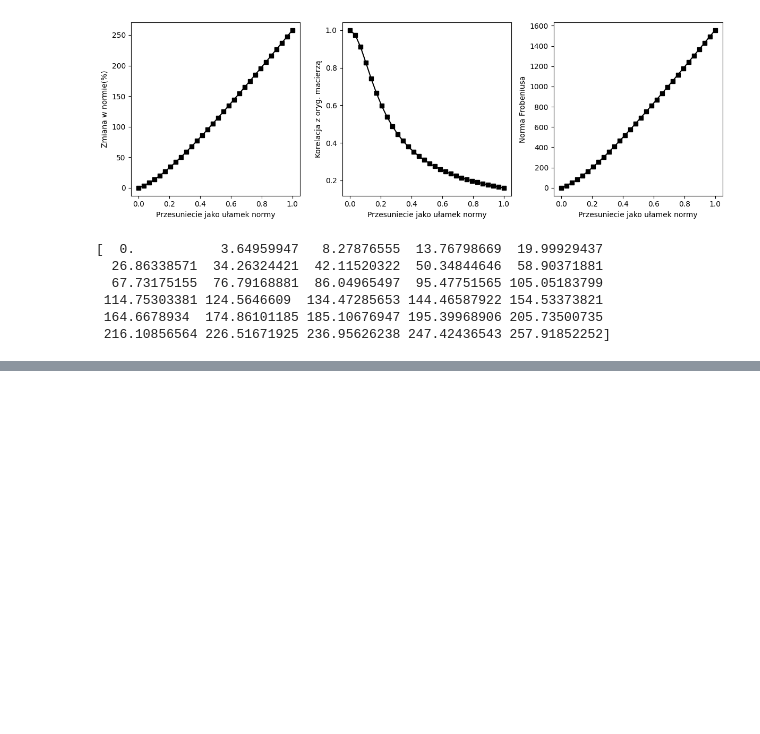
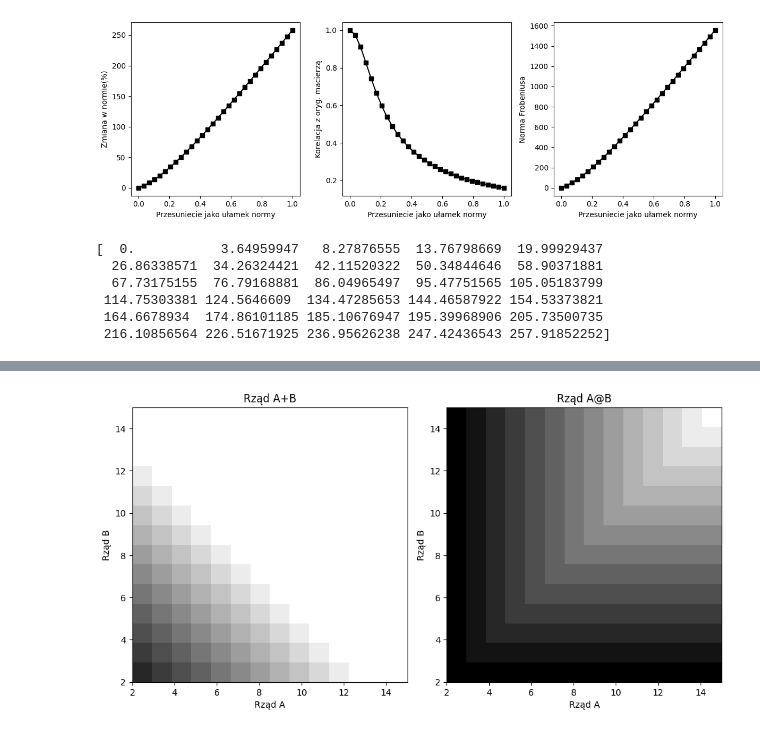
Before and after one commit to jkb-mchlk/jkb-mchlk, a Jupyter notebook: algebraliniowa.ipynb, the cells around one changed output, grey strips where cells are left out. Saved outputs shown, nothing was run; the diff lists cells and outputs as text; code cells hidden in the pictures; blank space fills up the shorter version.

```diff
--- a/algebraliniowa.ipynb
+++ b/algebraliniowa.ipynb
@@ -1112,0 +1091,13 @@ array([63, 46, 73, 78, 36, 61, 81, 51, 89, 63, 40, 71, 89, 11, 93, 55])
+# %%
+import numpy as np
+
+r = 1
+
+a = np.random.randint(100, size = (6,r))
+b = np.random.randint(100, size = (r,6))
+
+x = a @ b
+
+print (x.shape)
+
+np.linalg.matrix_rank(a)
@@ -1112,0 +1130,54 @@ array([63, 46, 73, 78, 36, 61, 81, 51, 89, 63, 40, 71, 89, 11, 93, 55])
+# %%
+import numpy as np
+import matplotlib.pyplot as plt
+
+def ranker(m, r):
+    a = np.random.randint(100, size = (m,r))
+    b = np.random.randint(100, size = (r,m))
+
+    x = a @ b
+
+    return x
+
+rozm = 20
+
+rs = (range(2,16))
+
+wynik = np.zeros((len(rs),len(rs),2))
+
+
+
+
+for i in range (len(rs)):
+        for j in range (len(rs)):
+                S = ranker(rozm,rs[i]) + ranker(rozm,rs[j])
+                M = ranker(rozm,rs[i]) @ ranker(rozm,rs[j])
+
+                wynik[i,j,0] = np.linalg.matrix_rank(S)
+                wynik[i,j,1] = np.linalg.matrix_rank(M)
+
+
+
+print(wynik)
+
+
+## wizualizacja
+fig,axs = plt.subplots(1,2,figsize=(10,6))
+s = '+@' # symbole do tytułów wykresów
+
+for i in range(2):
+
+  # rysowanie mapy ciepła
+  h = axs[i].imshow(wynik[:,:,i],vmin=np.min(rs),vmax=np.max(rs),origin='lower',
+                    extent=(rs[0],rs[-1],rs[0],rs[-1]),cmap='gray')
+
+  # dodawanie paska kolorów i poprawa wyglądu wykresu
+#   fig.colorbar(h,ax=axs[i],fraction=.045)
+  axs[i].set_xlabel('Rząd A')
+  axs[i].set_ylabel('Rząd B')
+  axs[i].set_title(f'Rząd A{s[i]}B')
+
+plt.tight_layout()
+plt.savefig('rys6.9.png',dpi=300, bbox_inches = 'tight')
+plt.show()
+# %% [output]
@@ -1112,0 +1201 @@ array([63, 46, 73, 78, 36, 61, 81, 51, 89, 63, 40, 71, 89, 11, 93, 55])
+[figure, added]
```
Also changed, not shown: parts of 11 cells of this notebook.
